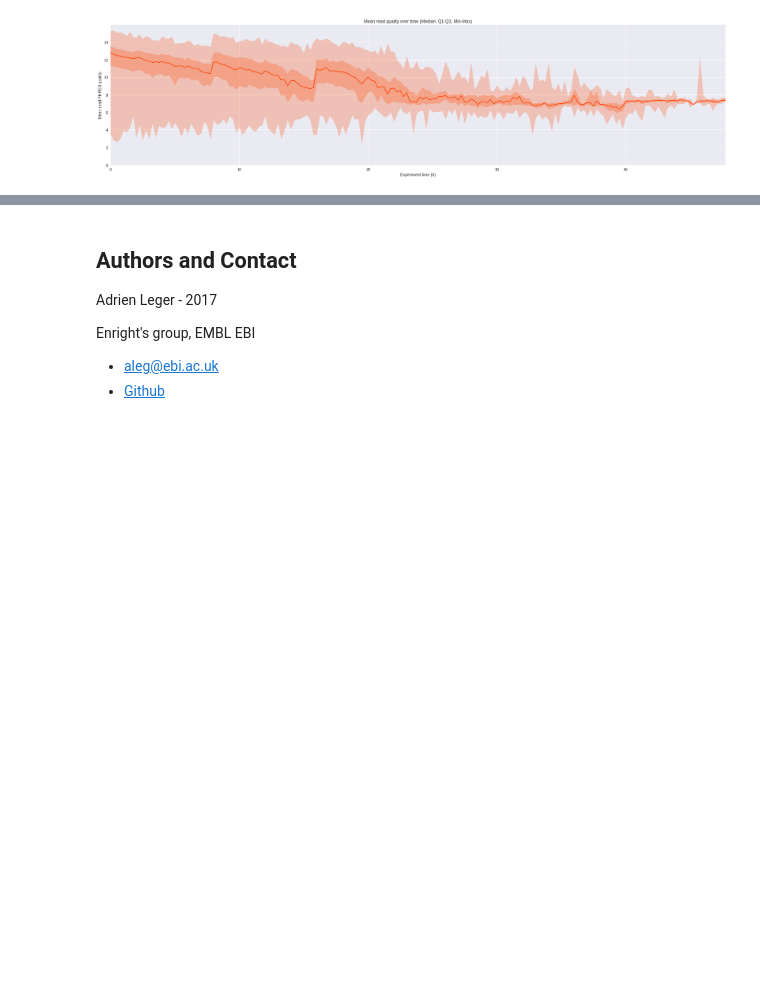
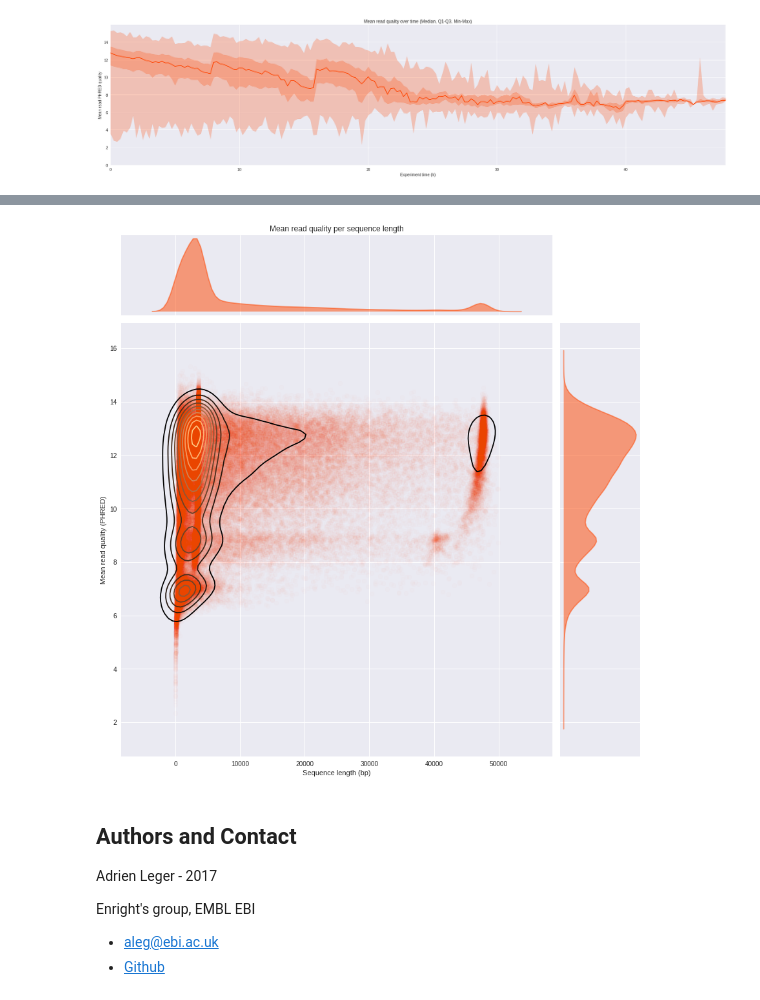
Before and after one commit to a-slide/pycoQC, a Jupyter notebook: README.ipynb, the cells around one changed output, grey strips where cells are left out. Drawn from its saved outputs; the diff is of its cells as text; code cells hidden in the pictures; blank space fills up the shorter version.

```diff
--- a/README.ipynb
+++ b/README.ipynb
@@ -143,3 +143,7 @@ g = p.reads_len_distribution()
+# %%
+g = p.reads_len_quality()
+# %% [output]
+[figure, added]
 # %% [markdown]
 ## Authors and Contact
 
```
Also changed, not shown: parts of 4 cells of this notebook, 12 other files.
